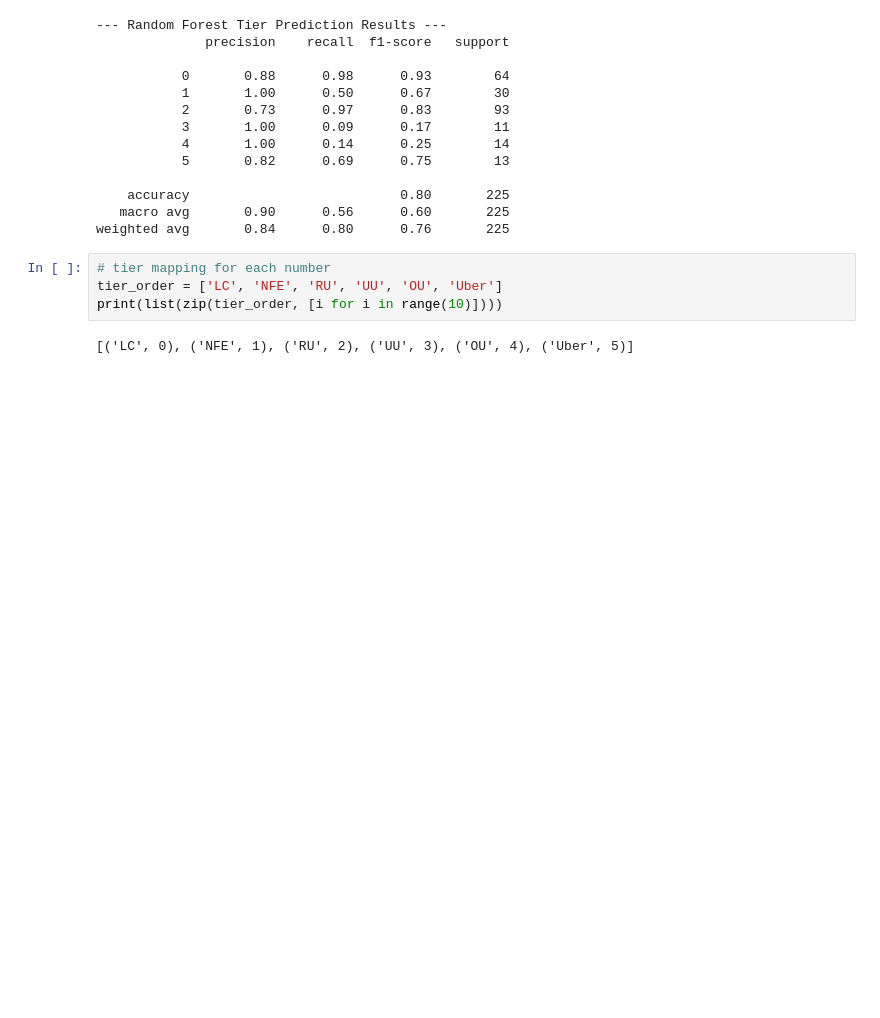
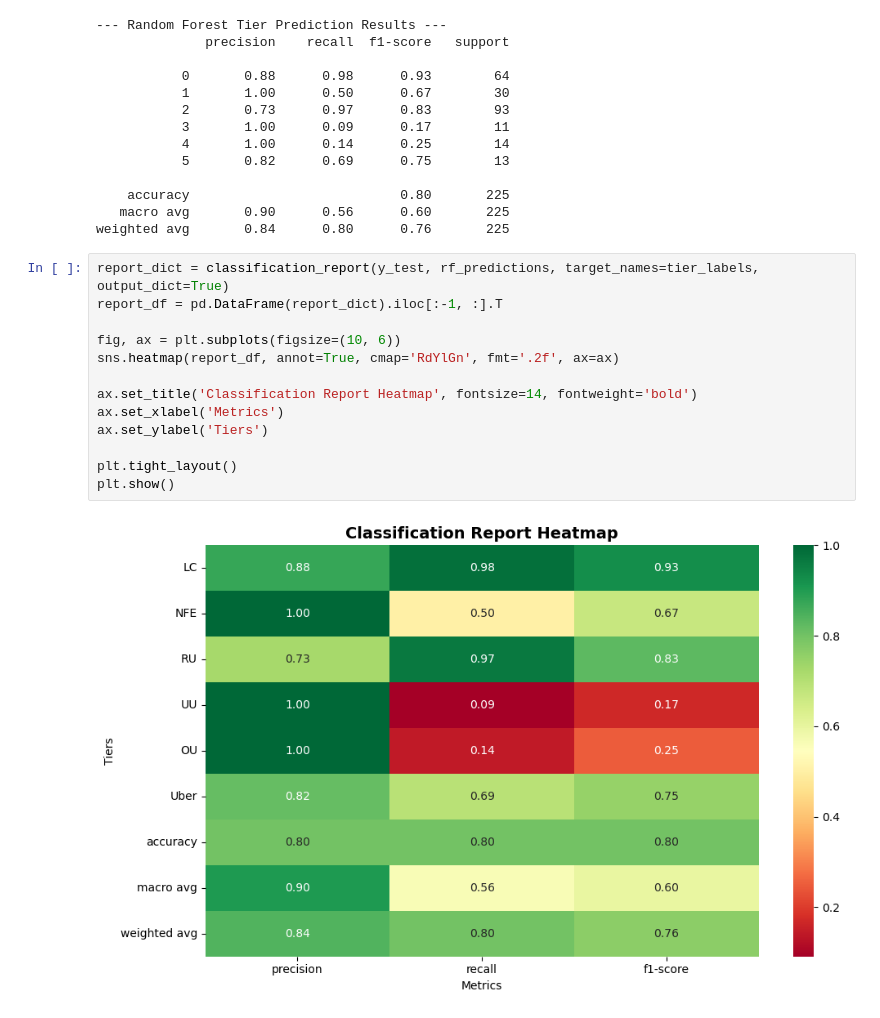
Before and after one commit to Anna-Kopec/pokemon_exploratory_data_analysis, a Jupyter notebook: src/process_tiers.ipynb, the cells around one changed output. Cells and saved outputs as stored; diff of their text form; blank space fills up the shorter version.

```diff
--- a/src/process_tiers.ipynb
+++ b/src/process_tiers.ipynb
@@ -115,9 +130,18 @@ print(classification_report(y_test, rf_predictions, zero_division=0))
     accuracy                           0.80       225
    macro avg       0.90      0.56      0.60       225
 weighted avg       0.84      0.80      0.76       225
-# %%
-# tier mapping for each number
-tier_order = ['LC', 'NFE', 'RU', 'UU', 'OU', 'Uber']
-print(list(zip(tier_order, [i for i in range(10)])))
-# %% [output]
-[('LC', 0), ('NFE', 1), ('RU', 2), ('UU', 3), ('OU', 4), ('Uber', 5)]
+# %%
+report_dict = classification_report(y_test, rf_predictions, target_names=tier_labels, output_dict=True)
+report_df = pd.DataFrame(report_dict).iloc[:-1, :].T
+
+fig, ax = plt.subplots(figsize=(10, 6))
+sns.heatmap(report_df, annot=True, cmap='RdYlGn', fmt='.2f', ax=ax)
+
+ax.set_title('Classification Report Heatmap', fontsize=14, fontweight='bold')
+ax.set_xlabel('Metrics')
+ax.set_ylabel('Tiers')
+
+plt.tight_layout()
+plt.show()
+# %% [output]
+[figure, added]
```
Also changed, not shown: parts of 2 cells of this notebook.
